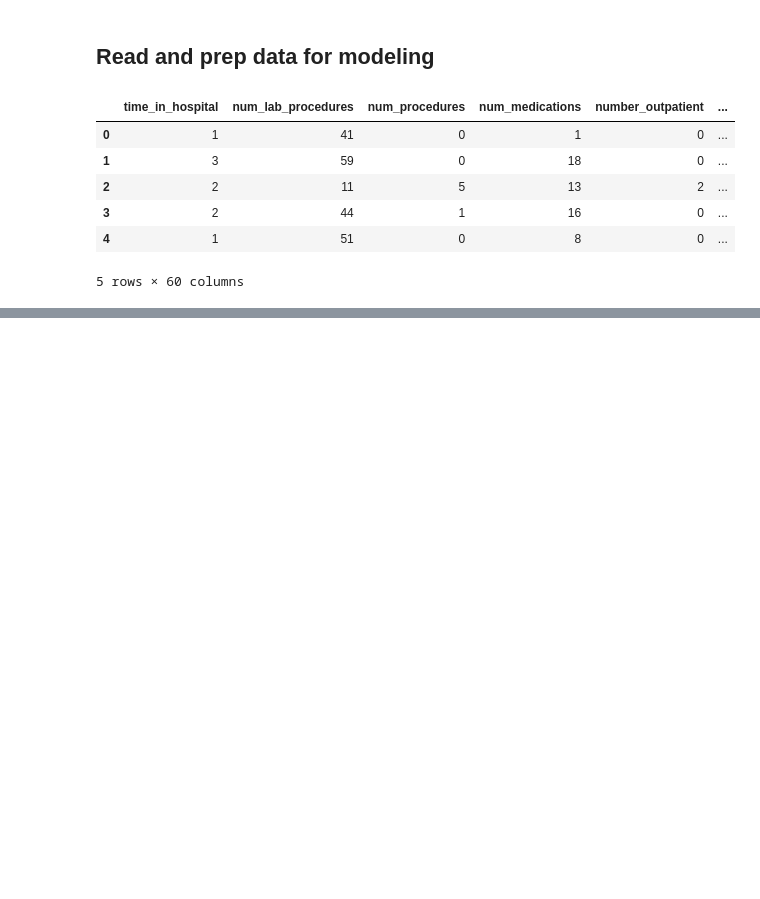
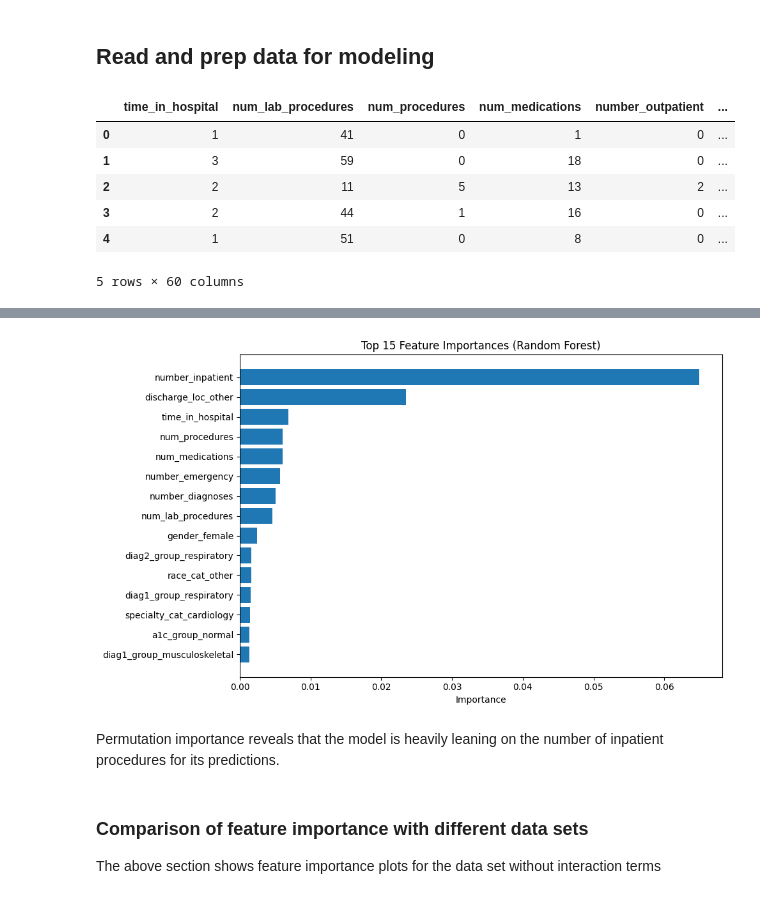
Before and after one commit to meaton96/Eaton_633_Project, a Jupyter notebook: notebooks/02_Random_Forest.ipynb, the cells around one changed output, grey strips where cells are left out. Saved outputs shown, nothing was run; the diff lists cells and outputs as text; code cells hidden in the pictures; blank space fills up the shorter version.

```diff
--- a/notebooks/02_Random_Forest.ipynb
+++ b/notebooks/02_Random_Forest.ipynb
@@ -75,0 +147,21 @@ Swapping to RandomUnderSampler was significantly better:
+# %%
+from sklearn.inspection import permutation_importance
+
+r = permutation_importance(
+    pipe_rf_0,
+    X_validate,
+    y_validate,
+    scoring='roc_auc',
+    n_repeats=10,
+    n_jobs=-1,
+    random_state=42
+    )
+
+perm_df = (pd.DataFrame({
+    'feature': X_test.columns,
+    'importance_mean': r.importances_mean, #type: ignore
+    'importance_std': r.importances_std #type: ignore
+})
+ .sort_values('importance_mean', ascending=False))
+
+print(perm_df.head(15))
@@ -75,0 +185,15 @@ Swapping to RandomUnderSampler was significantly better:
+# %%
+plt.figure(figsize=(10,6))
+plt.barh(perm_df['feature'][:15][::-1], perm_df['importance_mean'][:15][::-1])
+plt.title("Top 15 Feature Importances (Random Forest)")
+plt.xlabel("Importance")
+plt.tight_layout()
+plt.show()
+# %% [output]
+[figure, added]
+# %% [markdown]
+Permutation importance reveals that the model is heavily leaning on the number of inpatient procedures for its predictions.
+# %% [markdown]
+### Comparison of feature importance with different data sets
+
+The above section shows feature importance plots for the data set without interaction terms
```
Also changed, not shown: parts of 9 cells of this notebook, 1 other file.
